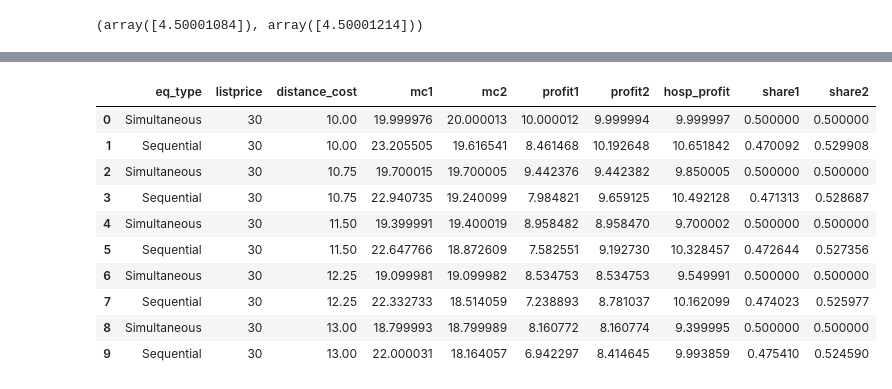
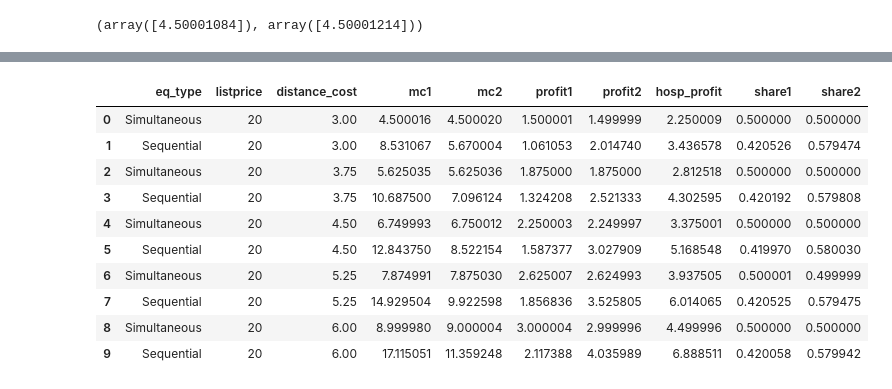
Before and after one commit to ericschulman/health_bargains, a Jupyter notebook: numerical.ipynb, the cells around one changed output, grey strips where cells are left out. Drawn from its saved outputs; the diff is of its cells as text; code cells hidden in the pictures.

```diff
--- a/numerical.ipynb
+++ b/numerical.ipynb
@@ -37,18 +37,21 @@ def calc_eq(theta1, theta2, mu1, mu2, cost, listprice):
     profits =  [t0*(p0-theta1*mu1),t1*(p1-theta1*mu1), 0]
     ind = np.argmax(profits)
 
-    if t0 + t1 >1:
+    #t1_firm2
+    t0_firm2 = (listprice - mu2*theta2)/(2*cost)
+
+    if t0_firm2 + t0 >1:
         ind = 1
         if t1 < 0:
             ind = 2
 
     #print([t0,t1,0], profits, ind)
-    return [t0,t1,0], profits, ind
+    return [t0,t1,0], profits, [p0,p1,0], ind
 
 
 def calc_profits(theta1,theta2,mu1,mu2,cost, listprice):
-    t1, profits1, index1 = calc_eq(theta1, theta2, mu1, mu2, cost, listprice)
-    t2, profits2, index2 = calc_eq(theta2, theta1, mu2, mu1, cost, listprice)
+    t1, profits1, prices1, index1 = calc_eq(theta1, theta2, mu1, mu2, cost, listprice)
+    t2, profits2, prices2, index2 = calc_eq(theta2, theta1, mu2, mu1, cost, listprice)
     hosp_profit = t1[index1]*theta1*mu1 +  t2[index2]*theta2*mu2
     return hosp_profit, profits1[index1], profits2[index2]
 
@@ -183,47 +193,51 @@ print(seq_bargain(18,.5,.5,10,30))
 # %%
 def make_table(arg, steps, params):
     min_arg, max_arg, no_step = steps
 
     cols = ['eq_type','listprice','distance_cost','mc1','mc2','profit1','profit2','hosp_profit','share1','share2']
 
     indep_var = np.linspace(min_arg, max_arg, no_step)
     results = []
 
     for var in indep_var:
         param_copy = list(params)
         param_copy[arg] = var
         mu1,mu2,cost,listprice = param_copy
         for eq_type in ['Simultaneous', 'Sequential']:
 
             mc1,mc2 = 15, 15
 
             if eq_type == 'Simultaneous':
                 mc1,mc2 = simult_bargain(mc1, mc2, mu1, mu2, cost, listprice)
             else:
                 mc1,mc2 = seq_bargain(mc1, mu1, mu2, cost, listprice)
             mc1, mc2 = mc1[0],mc2[0]
-            profit1 = calc_profits(mc1, mc2, mu1, mu2, cost,listprice)
-            profit2 = calc_profits(mc2, mc1, mu2, mu1, cost,listprice)
-            hosp_prof = hosp_profits(mc1, mc2, mu1, mu2, cost,listprice)
-            share1 = calc_t(mc1, mc2, mu1, mu2, cost,listprice)
-            share2 = calc_t(mc2, mc1, mu2, mu1, cost,listprice)
+
+            share1, profit1, prices1, index1 = calc_eq(mc1, mc2, mu1, mu2, cost, listprice)
+            share2, profit2, prices2, index2 = calc_eq(mc2, mc1, mu1, mu2, cost, listprice)
+
+            share1, profit1, prices1 = share1[index1], profit1[index1], prices1[index1]
+            share2, profit2, prices2 = share2[index2], profit2[index2], prices2[index2]
+
+            hosp_prof = share1*mc1*mu1 + share2*mc2*mu2
+
             results.append([eq_type,listprice,cost,mc1,mc2,profit1,profit2,hosp_prof, share1,share2])
 
 
     return pd.DataFrame(data=results, columns=cols)
 
 
-make_table(2,(10,13,5), (.5,.5,10,30))
+make_table(2,(3,6,5), (.5,.5,3,20))
 # %% [output]
 |  | eq_type | listprice | distance_cost | mc1 | mc2 | profit1 | profit2 | hosp_profit | share1 | share2 |
-| 0 | Simultaneous | 30 | 10.00 | 19.999976 | 20.000013 | 10.000012 | 9.999994 | 9.999997 | 0.500000 | 0.500000 |
-| 1 | Sequential | 30 | 10.00 | 23.205505 | 19.616541 | 8.461468 | 10.192648 | 10.651842 | 0.470092 | 0.529908 |
-| 2 | Simultaneous | 30 | 10.75 | 19.700015 | 19.700005 | 9.442376 | 9.442382 | 9.850005 | 0.500000 | 0.500000 |
-| 3 | Sequential | 30 | 10.75 | 22.940735 | 19.240099 | 7.984821 | 9.659125 | 10.492128 | 0.471313 | 0.528687 |
-| 4 | Simultaneous | 30 | 11.50 | 19.399991 | 19.400019 | 8.958482 | 8.958470 | 9.700002 | 0.500000 | 0.500000 |
-| 5 | Sequential | 30 | 11.50 | 22.647766 | 18.872609 | 7.582551 | 9.192730 | 10.328457 | 0.472644 | 0.527356 |
-| 6 | Simultaneous | 30 | 12.25 | 19.099981 | 19.099982 | 8.534753 | 8.534753 | 9.549991 | 0.500000 | 0.500000 |
-| 7 | Sequential | 30 | 12.25 | 22.332733 | 18.514059 | 7.238893 | 8.781037 | 10.162099 | 0.474023 | 0.525977 |
-| 8 | Simultaneous | 30 | 13.00 | 18.799993 | 18.799989 | 8.160772 | 8.160774 | 9.399995 | 0.500000 | 0.500000 |
-| 9 | Sequential | 30 | 13.00 | 22.000031 | 18.164057 | 6.942297 | 8.414645 | 9.993859 | 0.475410 | 0.524590 |
+| 0 | Simultaneous | 20 | 3.00 | 4.500016 | 4.500020 | 1.500001 | 1.499999 | 2.250009 | 0.500000 | 0.500000 |
+| 1 | Sequential | 20 | 3.00 | 8.531067 | 5.670004 | 1.061053 | 2.014740 | 3.436578 | 0.420526 | 0.579474 |
+| 2 | Simultaneous | 20 | 3.75 | 5.625035 | 5.625036 | 1.875000 | 1.875000 | 2.812518 | 0.500000 | 0.500000 |
+| 3 | Sequential | 20 | 3.75 | 10.687500 | 7.096124 | 1.324208 | 2.521333 | 4.302595 | 0.420192 | 0.579808 |
+| 4 | Simultaneous | 20 | 4.50 | 6.749993 | 6.750012 | 2.250003 | 2.249997 | 3.375001 | 0.500000 | 0.500000 |
+| 5 | Sequential | 20 | 4.50 | 12.843750 | 8.522154 | 1.587377 | 3.027909 | 5.168548 | 0.419970 | 0.580030 |
+| 6 | Simultaneous | 20 | 5.25 | 7.874991 | 7.875030 | 2.625007 | 2.624993 | 3.937505 | 0.500001 | 0.499999 |
+| 7 | Sequential | 20 | 5.25 | 14.929504 | 9.922598 | 1.856836 | 3.525805 | 6.014065 | 0.420525 | 0.579475 |
+| 8 | Simultaneous | 20 | 6.00 | 8.999980 | 9.000004 | 3.000004 | 2.999996 | 4.499996 | 0.500000 | 0.500000 |
+| 9 | Sequential | 20 | 6.00 | 17.115051 | 11.359248 | 2.117388 | 4.035989 | 6.888511 | 0.420058 | 0.579942 |
 # %%
```
Also changed, not shown: parts of 4 cells of this notebook, 1 other file.
